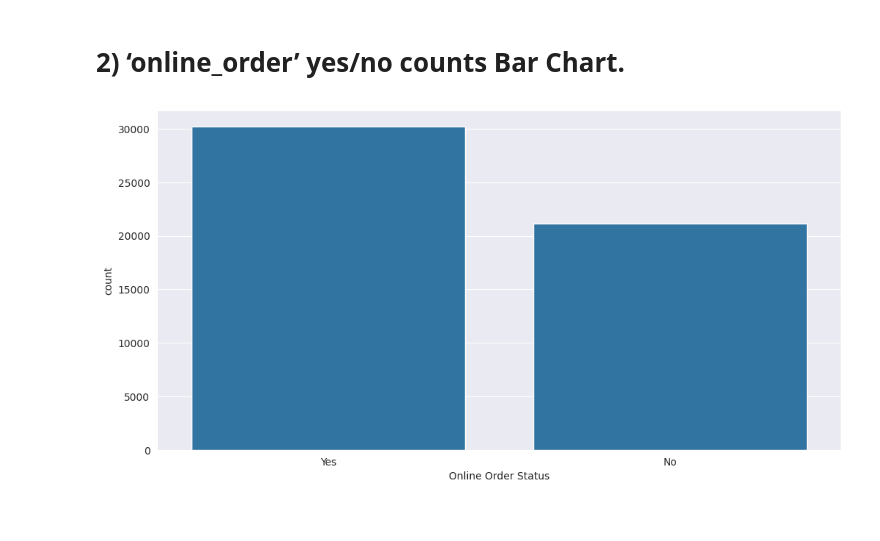
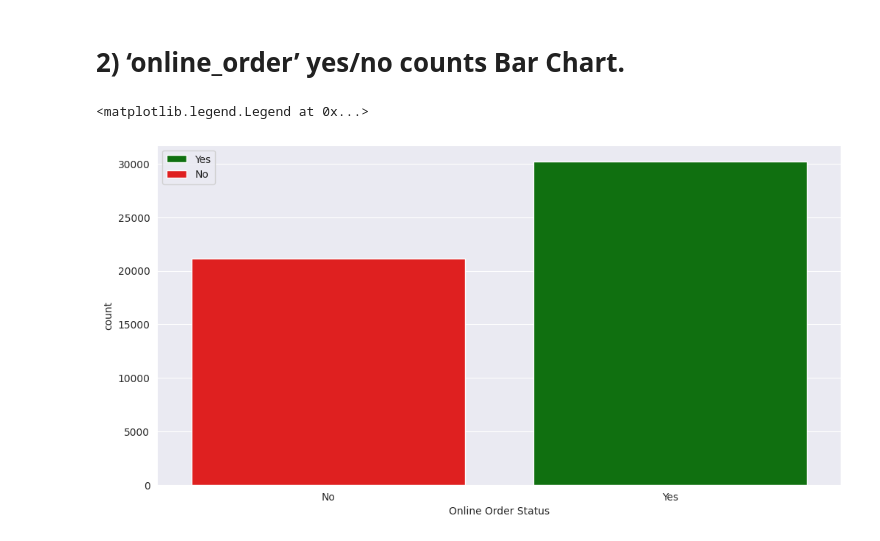
Before and after one commit to mutumagitonga/Zomato-Bangalore-Restaurants-Data-Analysis-Practice, a Jupyter notebook: zomato-data-analysis-and-visualization.ipynb, the cells around one changed output. Drawn from its saved outputs; the diff is of its cells as text; code cells hidden in the pictures.

```diff
--- a/zomato-data-analysis-and-visualization.ipynb
+++ b/zomato-data-analysis-and-visualization.ipynb
@@ -788,31 +788,36 @@ Index(['name', 'online_order', 'book_table', 'rate', 'votes', 'city',
 # %% [markdown]
 # 2) ‘online_order’ yes/no counts Bar Chart.
 # %%
-#############################
-##MATPLOTLIB IMPLEMENTATION##
-#############################
-# Define chart size
+# #############################
+# ##MATPLOTLIB IMPLEMENTATION##
+# #############################
+# # Define chart size
+# plt.figure(figsize=(16,8))
+#
+# # Extract counts, indexes & values
+# online_orders = df['online_order'].value_counts()
+# online_order_idx = online_orders.index
+# online_order_vals = online_orders.values
+#
+# # Define chart labels
+# plt.xlabel("Online Order Status")
+# plt.ylabel("Counts")
+# plt.title("An Overview of Online Orders")
+#
+# # Plotting
+# colors = ["green","red"]
+# plt.bar(online_order_idx,online_order_vals,label=["Yes","No"],color=colors)
+# plt.legend(title="Online Orders Status")
+
+##########################
+##SEABORN IMPLEMENTATION##
+##########################
 plt.figure(figsize=(12,6))
-
-# Extract counts, indexes & values
-online_orders = df['online_order'].value_counts()
-online_order_idx = online_orders.index
-online_order_vals = online_orders.values
-
-# Define chart labels
 plt.xlabel("Online Order Status")
-plt.ylabel("Counts")
-plt.title("An Overview of Online Orders")
-
-# Plotting
-plt.bar(online_order_idx,online_order_vals,label="Orders",color='g')
-plt.legend()
-
-# ##########################
-# ##SEABORN IMPLEMENTATION##
-# ##########################
-# plt.figure(figsize=(12,6))
-# plt.xlabel("Online Order Status")
-# ax = sns.countplot(x = df['online_order'])
+order_seq = ["No","Yes"]
+colors = ["green","red"]
+ax = sns.countplot(x = df['online_order'],palette=colors,hue=df['online_order'],order=order_seq)
+ax.legend(labels=["Yes","No"])
 # %% [output]
+<matplotlib.legend.Legend at 0x...>
-[figure, old version]
+[figure, new version]
```
Also changed, not shown: parts of 2 cells of this notebook.
